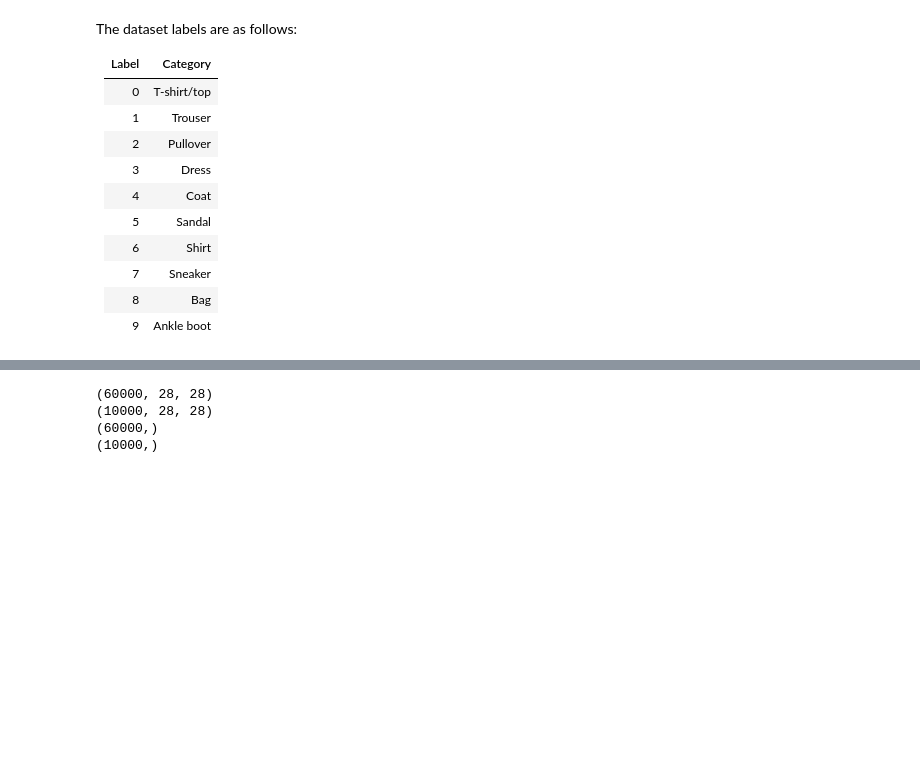
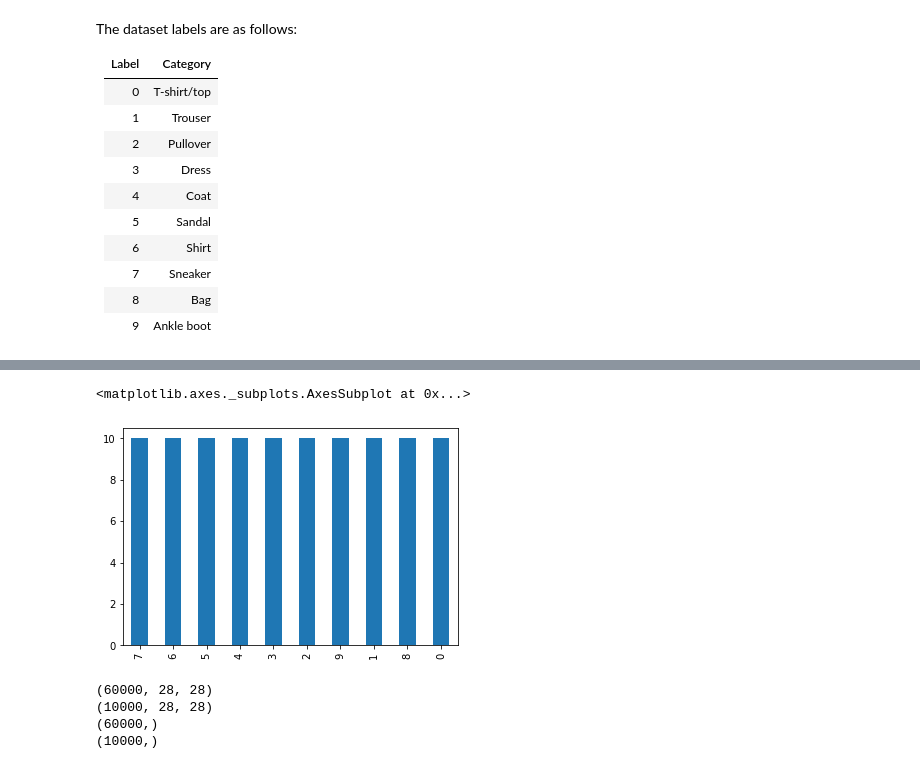
Before and after one commit to yyk93/fmnist, a Jupyter notebook: FMNIST with CNN.ipynb, the cells around one changed output, grey strips where cells are left out. Cells and saved outputs as stored; diff of their text form; code cells hidden in the pictures; blank space fills up the shorter version.

```diff
--- a/FMNIST with CNN.ipynb
+++ b/FMNIST with CNN.ipynb
@@ -39,3 +58,12 @@ The dataset labels are as follows:
+# %%
+y_test_df = pd.DataFrame(y_test, columns=['label'])
+graph_test = y_test_df['label'].value_counts() / len(y_test_df) * 100
+graph_test.plot(kind='bar')
+
+# The test set has a near uniform distribution of each category
+# %% [output]
+<matplotlib.axes._subplots.AxesSubplot at 0x...>
+[figure, added]
 # %%
 # Size of the Training and Test set
 print(X_train.shape)
```
Also changed, not shown: parts of 5 cells of this notebook, 1 other file.
